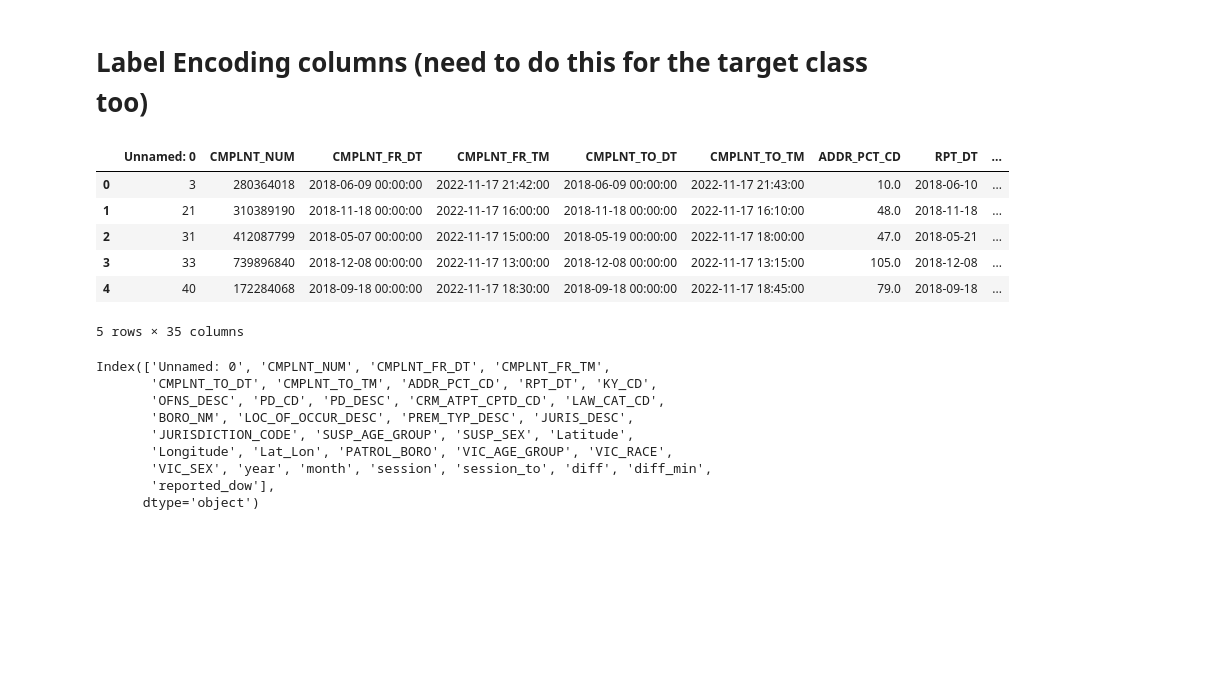
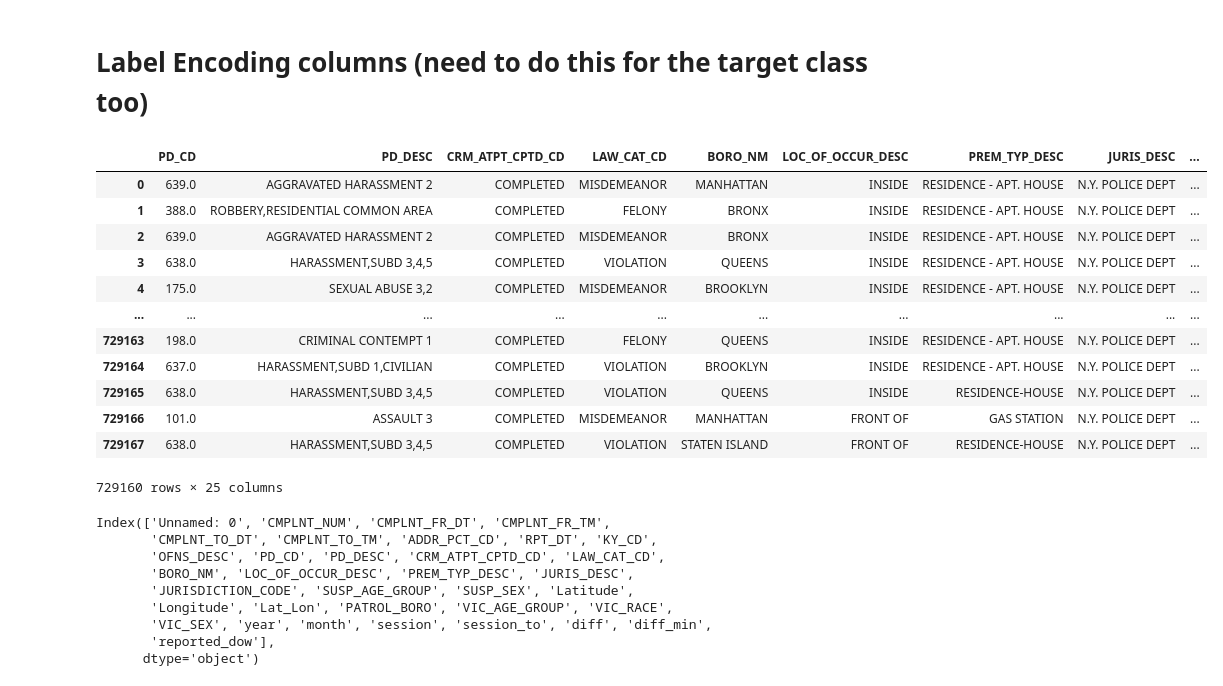
Before and after one commit to daniellejenkins17/Crimes_NYC_Binary_Classification, a Jupyter notebook: MC_Pipeline.ipynb, the cells around one changed output. Saved outputs shown, nothing was run; the diff lists cells and outputs as text; code cells hidden in the pictures; blank space fills up the shorter version.

```diff
--- a/MC_Pipeline.ipynb
+++ b/MC_Pipeline.ipynb
@@ -108,15 +105,21 @@ mc['reported_dow'] = mc['RPT_DT'].dt.dayofweek
 # %%
 target_transform = LabelEncoder()
 mc['session'] = target_transform.fit_transform(mc['session'])
-mc.head()
+mc.iloc[:,10:]
 # %% [output]
-|  | Unnamed: 0 | CMPLNT_NUM | CMPLNT_FR_DT | CMPLNT_FR_TM | CMPLNT_TO_DT | CMPLNT_TO_TM | ADDR_PCT_CD | RPT_DT | ... |
-| 0 | 3 | 280364018 | 2018-06-09 00:00:00 | 2022-11-17 21:42:00 | 2018-06-09 00:00:00 | 2022-11-17 21:43:00 | 10.0 | 2018-06-10 | ... |
-| 1 | 21 | 310389190 | 2018-11-18 00:00:00 | 2022-11-17 16:00:00 | 2018-11-18 00:00:00 | 2022-11-17 16:10:00 | 48.0 | 2018-11-18 | ... |
-| 2 | 31 | 412087799 | 2018-05-07 00:00:00 | 2022-11-17 15:00:00 | 2018-05-19 00:00:00 | 2022-11-17 18:00:00 | 47.0 | 2018-05-21 | ... |
-| 3 | 33 | 739896840 | 2018-12-08 00:00:00 | 2022-11-17 13:00:00 | 2018-12-08 00:00:00 | 2022-11-17 13:15:00 | 105.0 | 2018-12-08 | ... |
-| 4 | 40 | 172284068 | 2018-09-18 00:00:00 | 2022-11-17 18:30:00 | 2018-09-18 00:00:00 | 2022-11-17 18:45:00 | 79.0 | 2018-09-18 | ... |
+|  | PD_CD | PD_DESC | CRM_ATPT_CPTD_CD | LAW_CAT_CD | BORO_NM | LOC_OF_OCCUR_DESC | PREM_TYP_DESC | JURIS_DESC | ... |
+| 0 | 639.0 | AGGRAVATED HARASSMENT 2 | COMPLETED | MISDEMEANOR | MANHATTAN | INSIDE | RESIDENCE - APT. HOUSE | N.Y. POLICE DEPT | ... |
+| 1 | 388.0 | ROBBERY,RESIDENTIAL COMMON AREA | COMPLETED | FELONY | BRONX | INSIDE | RESIDENCE - APT. HOUSE | N.Y. POLICE DEPT | ... |
+| 2 | 639.0 | AGGRAVATED HARASSMENT 2 | COMPLETED | MISDEMEANOR | BRONX | INSIDE | RESIDENCE - APT. HOUSE | N.Y. POLICE DEPT | ... |
+| 3 | 638.0 | HARASSMENT,SUBD 3,4,5 | COMPLETED | VIOLATION | QUEENS | INSIDE | RESIDENCE - APT. HOUSE | N.Y. POLICE DEPT | ... |
+| 4 | 175.0 | SEXUAL ABUSE 3,2 | COMPLETED | MISDEMEANOR | BROOKLYN | INSIDE | RESIDENCE - APT. HOUSE | N.Y. POLICE DEPT | ... |
+| ... | ... | ... | ... | ... | ... | ... | ... | ... | ... |
+| 729163 | 198.0 | CRIMINAL CONTEMPT 1 | COMPLETED | FELONY | QUEENS | INSIDE | RESIDENCE - APT. HOUSE | N.Y. POLICE DEPT | ... |
+| 729164 | 637.0 | HARASSMENT,SUBD 1,CIVILIAN | COMPLETED | VIOLATION | BROOKLYN | INSIDE | RESIDENCE - APT. HOUSE | N.Y. POLICE DEPT | ... |
+| 729165 | 638.0 | HARASSMENT,SUBD 3,4,5 | COMPLETED | VIOLATION | QUEENS | INSIDE | RESIDENCE-HOUSE | N.Y. POLICE DEPT | ... |
+| 729166 | 101.0 | ASSAULT 3 | COMPLETED | MISDEMEANOR | MANHATTAN | FRONT OF | GAS STATION | N.Y. POLICE DEPT | ... |
+| 729167 | 638.0 | HARASSMENT,SUBD 3,4,5 | COMPLETED | VIOLATION | STATEN ISLAND | FRONT OF | RESIDENCE-HOUSE | N.Y. POLICE DEPT | ... |
-5 rows × 35 columns
+729160 rows × 25 columns
 # %%
 mc.columns
 # %% [output]
```
Also changed, not shown: parts of 43 cells of this notebook.
